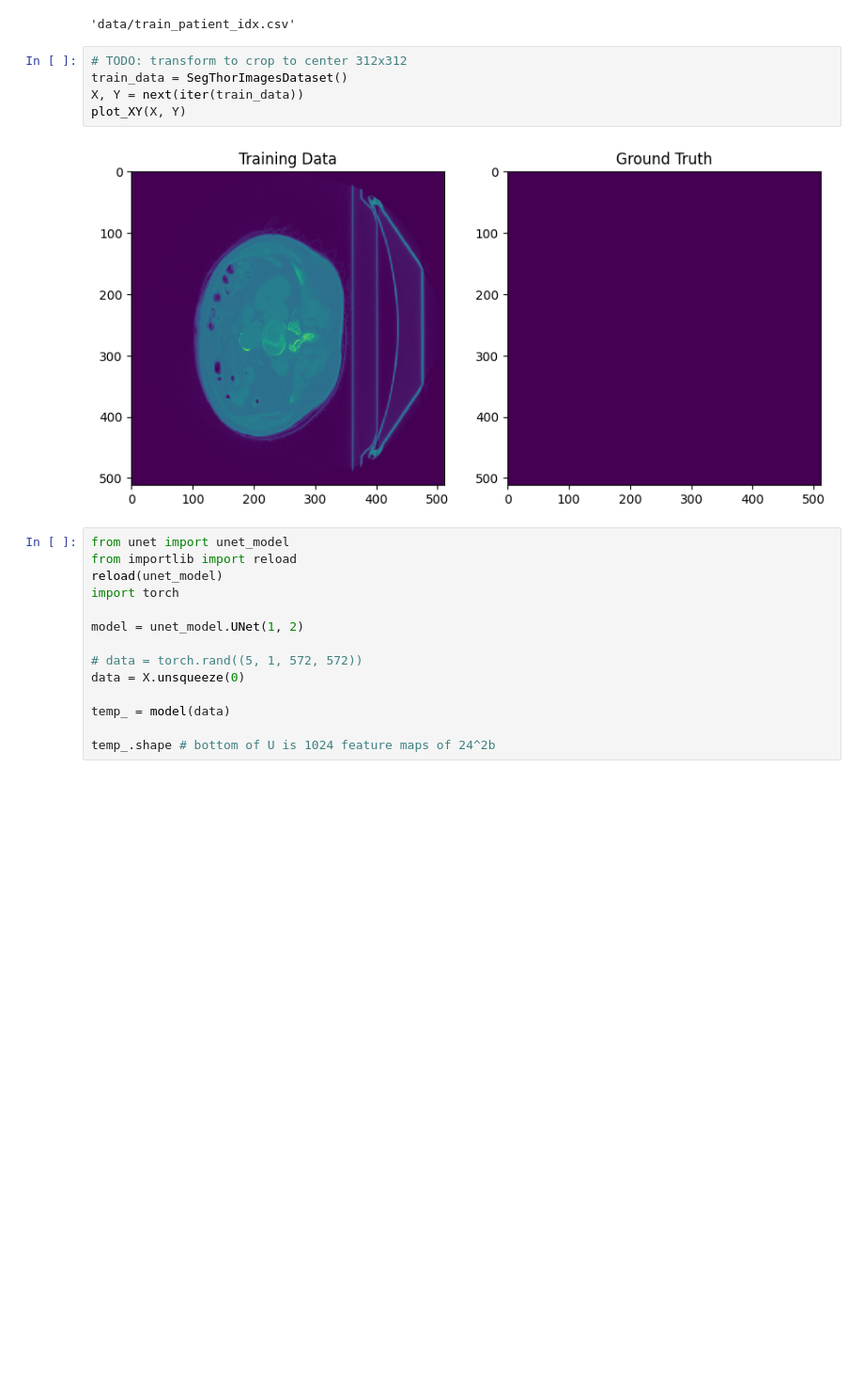
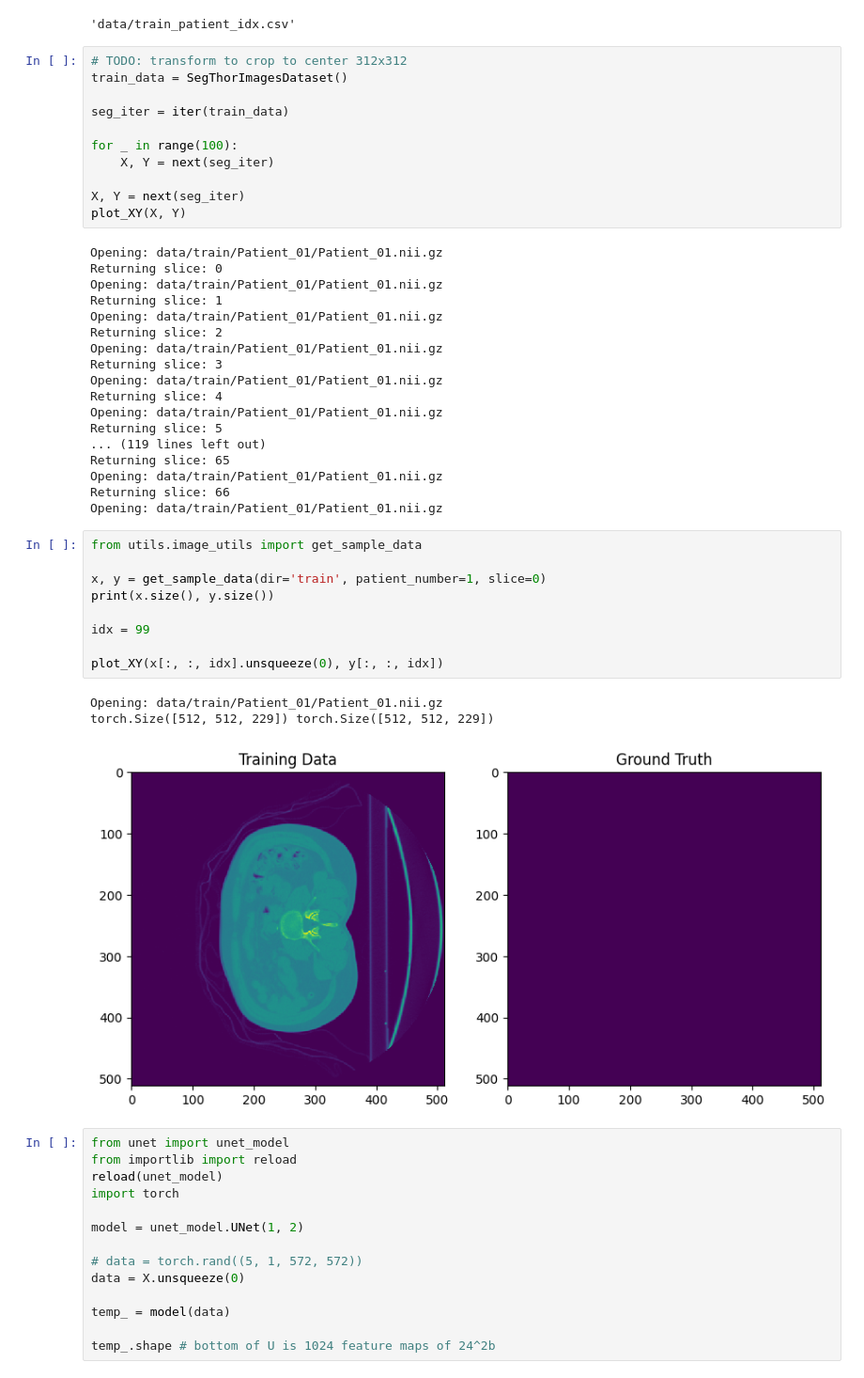
Before and after one commit to jakekirsch/ecs271-finalproject, a Jupyter notebook: load_data.ipynb, the cells around one changed output. Shown at 94% size. Saved outputs shown, nothing was run; the diff lists cells and outputs as text; blank space fills up the shorter version.

```diff
--- a/load_data.ipynb
+++ b/load_data.ipynb
@@ -13,10 +11,45 @@ index_file_train
 # %%
 # TODO: transform to crop to center 312x312
 train_data = SegThorImagesDataset()
-X, Y = next(iter(train_data))
+
+seg_iter = iter(train_data)
+
+for _ in range(100):
+    X, Y = next(seg_iter)
+
+X, Y = next(seg_iter)
 plot_XY(X, Y)
 # %% [output]
-[figure, removed]
+Opening: data/train/Patient_01/Patient_01.nii.gz
+Returning slice: 0
+Opening: data/train/Patient_01/Patient_01.nii.gz
+Returning slice: 1
+Opening: data/train/Patient_01/Patient_01.nii.gz
+Returning slice: 2
+Opening: data/train/Patient_01/Patient_01.nii.gz
+Returning slice: 3
+Opening: data/train/Patient_01/Patient_01.nii.gz
+Returning slice: 4
+Opening: data/train/Patient_01/Patient_01.nii.gz
+Returning slice: 5
+... (119 lines left out)
+Returning slice: 65
+Opening: data/train/Patient_01/Patient_01.nii.gz
+Returning slice: 66
+Opening: data/train/Patient_01/Patient_01.nii.gz
+# %%
+from utils.image_utils import get_sample_data
+
+x, y = get_sample_data(dir='train', patient_number=1, slice=0)
+print(x.size(), y.size())
+
+idx = 99
+
+plot_XY(x[:, :, idx].unsqueeze(0), y[:, :, idx])
+# %% [output]
+Opening: data/train/Patient_01/Patient_01.nii.gz
+torch.Size([512, 512, 229]) torch.Size([512, 512, 229])
+[figure, added]
 # %%
 from unet import unet_model
 from importlib import reload
```
Also changed, not shown: parts of 1 cell of this notebook, 3 other files.
